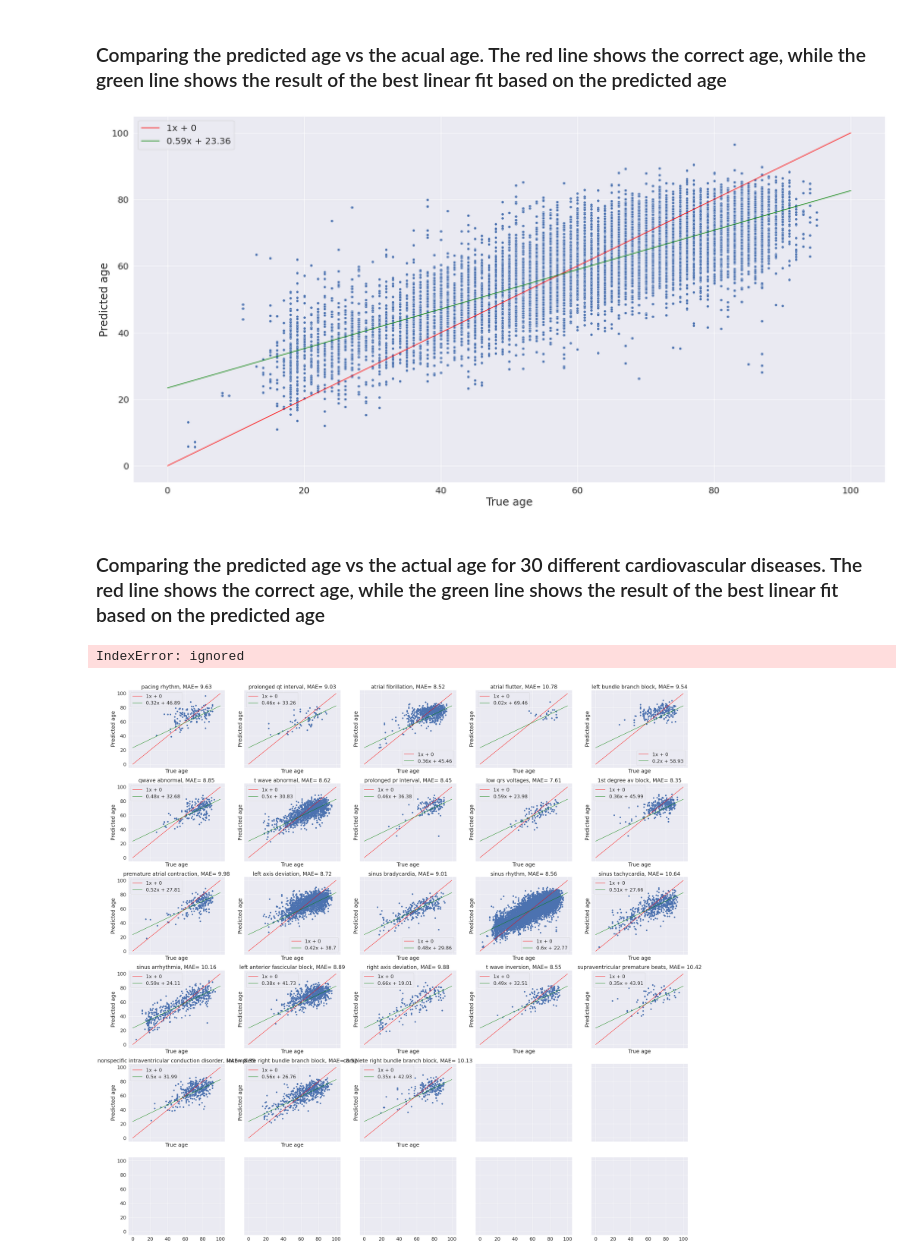
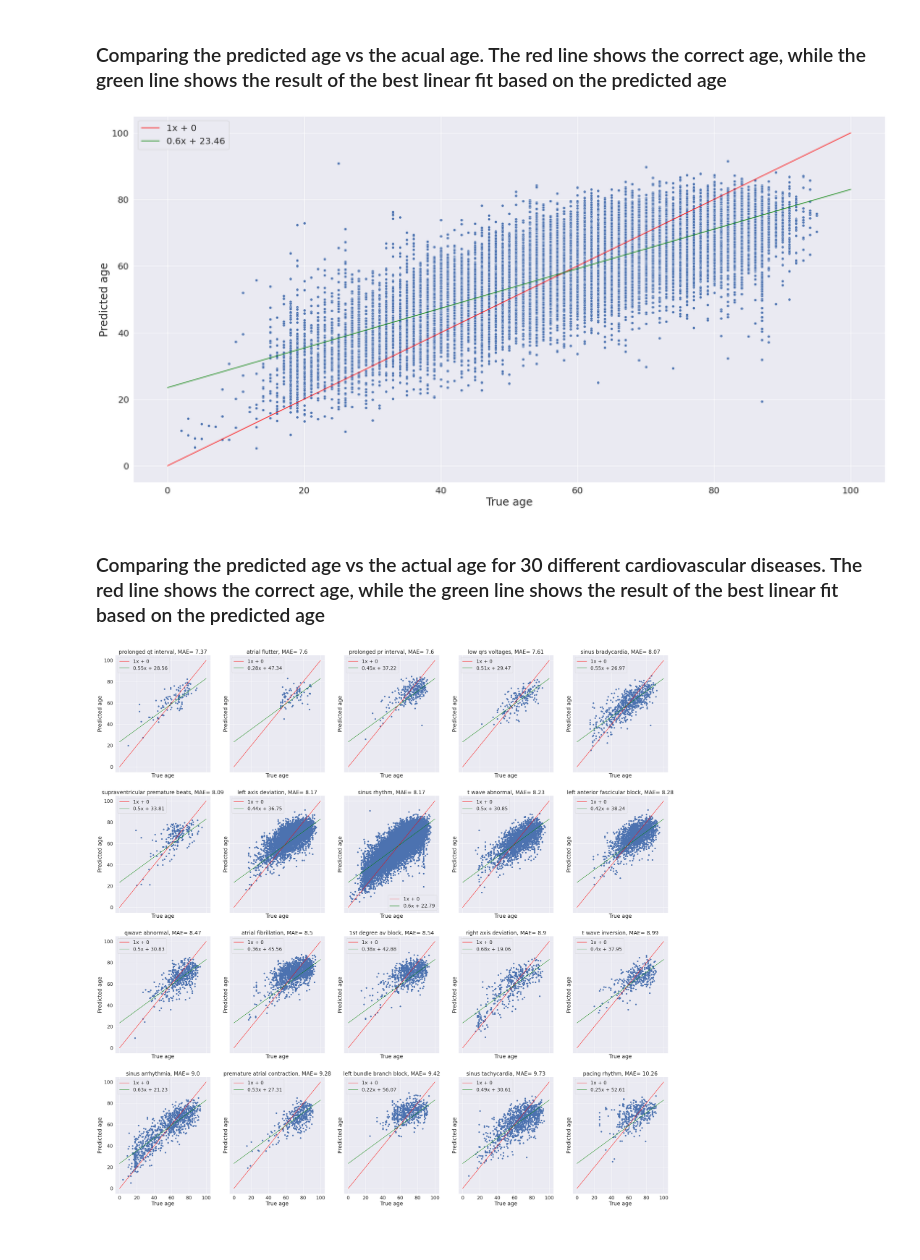
Before and after one commit to Bsingstad/ECG-age, a Jupyter notebook: notebooks/testset_performance.ipynb, the cells around one changed output. Cells and saved outputs as stored; diff of their text form; code cells hidden in the pictures.

```diff
--- a/notebooks/testset_performance.ipynb
+++ b/notebooks/testset_performance.ipynb
@@ -170,6 +179,9 @@ if select_gender == "female":
   model.load_weights("/content/ecg_age/model_weights/model_weights_inception_female.h5")
 elif select_gender == "male":
   model.load_weights("/content/ecg_age/model_weights/model_weights_inception_male.h5")
+elif select_gender == "both":
+  model.load_weights("/content/ecg_age/model_weights/model_weights_inception_both genders.h5")
+  print("adding weights for both genders")
 
 mse_score = []
 mae_score = []
@@ -189,7 +201,7 @@ for indx in tqdm.tqdm(range(len(ecg_filenames))):
 
     y_true = age[indx]
     true_age.append(y_true)
-    y_hat = model.predict(np.expand_dims(data, axis=0))
+    y_hat = model.predict(np.expand_dims(data, axis=0), verbose=0)
     pred_age.append(y_hat)
     mse_score.append(mean_squared_error(np.expand_dims(y_true,axis=0),y_hat.ravel()))
     mae_score.append(mean_absolute_error(np.expand_dims(y_true,axis=0),y_hat.ravel()))
@@ -276,7 +289,7 @@ plt.xticks(fontsize=20)
 plt.yticks(fontsize=20)
 plt.show()
 # %% [output]
-[figure, old version]
+[figure, new version]
 # %%
 snomed_ct_codes = np.array(["164889003","164890007","6374002","426627000","733534002","713427006","270492004","713426002","39732003","445118002","164909002","251146004","698252002","426783006","284470004",
  "10370003","365413008","427172004","164947007","111975006","164917005","47665007","59118001","427393009","426177001","427084000","63593006","164934002","59931005","17338001"])
@@ -326,29 +339,36 @@ for i in range(len(val_ecg_filenames)):
 val_labels = val_labels * 1
 # %% [markdown]
 ### Comparing the predicted age vs the actual age for 30 different cardiovascular diseases. The red line shows the correct age, while the green line shows the result of the best linear fit based on the predicted age
+# %%
+my_mae = []
+for i in range(20):
+  MAE = np.asarray(abs(df.iloc[np.where(val_labels[:,i]==1)[0]]["True age"] - df.iloc[np.where(val_labels[:,i]==1)[0]]["Predicted age"])).sum()/len(np.asarray(df.iloc[np.where(val_labels[:,i]==1)[0]]["True age"] - df.iloc[np.where(val_labels[:,i]==1)[0]]["Predicted age"]))
+  my_mae.append(MAE)
+new_ind = np.argsort(my_mae)
 # %%
 fig, ax = plt.subplots(4, 5, sharex=True, sharey=True)
-fig.set_figheight(46)
-fig.set_figwidth(46)
+fig.set_figheight(45)
+fig.set_figwidth(45)
 cnt = 0
 cnt_2 = 0
-for i in range(20):
+for i in new_ind:
+    sns.set(font_scale=2)
     TE = np.asarray(df.iloc[np.where(val_labels[:,i]==1)[0]]["True age"] - df.iloc[np.where(val_labels[:,i]==1)[0]]["Predicted age"]).sum()
     MAE = np.asarray(abs(df.iloc[np.where(val_labels[:,i]==1)[0]]["True age"] - df.iloc[np.where(val_labels[:,i]==1)[0]]["Predicted age"])).sum()/len(np.asarray(df.iloc[np.where(val_labels[:,i]==1)[0]]["True age"] - df.iloc[np.where(val_labels[:,i]==1)[0]]["Predicted age"]))
     slope, intercept, r_value, p_value, std_err = stats.linregress(df.iloc[np.where(val_labels[:,i]==1)[0]]["True age"],df.iloc[np.where(val_labels[:,i]==1)[0]]["Predicted age"])
-    ax[cnt_2,cnt].set_title(class_names[i] + ", MAE= {}".format(round(MAE,2)))
+    ax[cnt_2,cnt].set_title(class_names[i]+ ", MAE= {}".format(round(MAE,2)))
     df_temp = df.iloc[np.where(val_labels[:,i]==1)[0]]
     ax[cnt_2,cnt].scatter(df_temp["True age"],df_temp["Predicted age"])
     #sns.scatterplot(data=df.iloc[np.where(val_labels[:,i]==1)[0]], x="True age", y="Predicted age")
     ax[cnt_2,cnt].plot(np.arange(101),'red', label="1x + 0")
     ax[cnt_2,cnt].plot(reg_line,'green', label = "{}x + {}".format(round(slope,2), round(intercept,2)))
     ax[cnt_2,cnt].set_xlabel("True age")
     ax[cnt_2,cnt].set_ylabel("Predicted age")
     ax[cnt_2,cnt].legend()
     cnt += 1
     if cnt == 5:
         cnt_2 += 1
         cnt = 0
+fig.savefig("revised_diagnoseplot.png",dpi=300, bbox_inches='tight')
 # %% [output]
-IndexError: ignored
-[figure, old version]
+[figure, new version]
```
Also changed, not shown: parts of 7 cells of this notebook, 1 other file.
